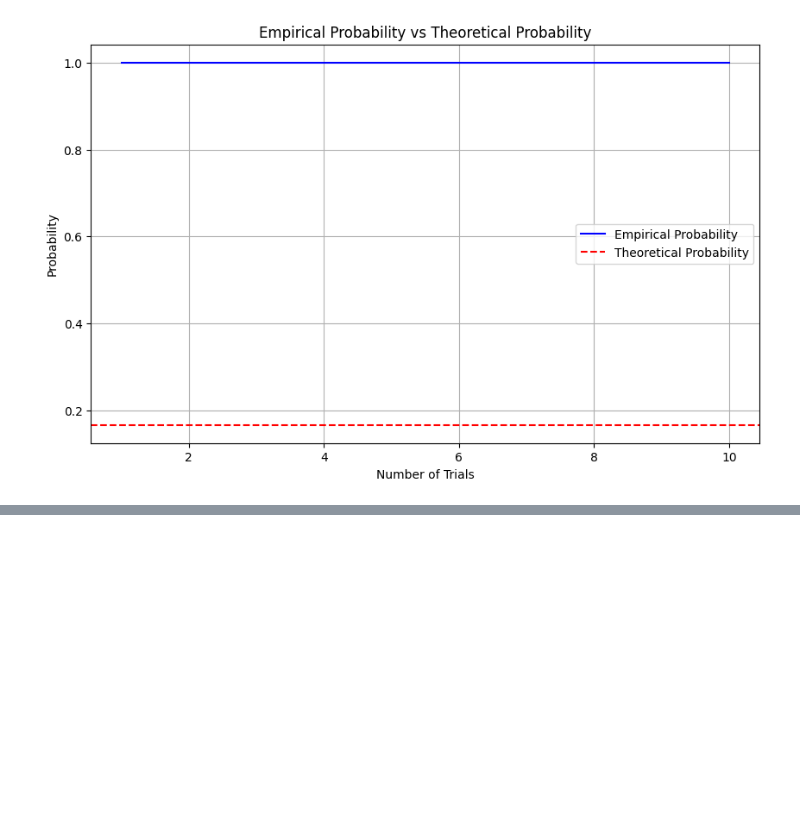
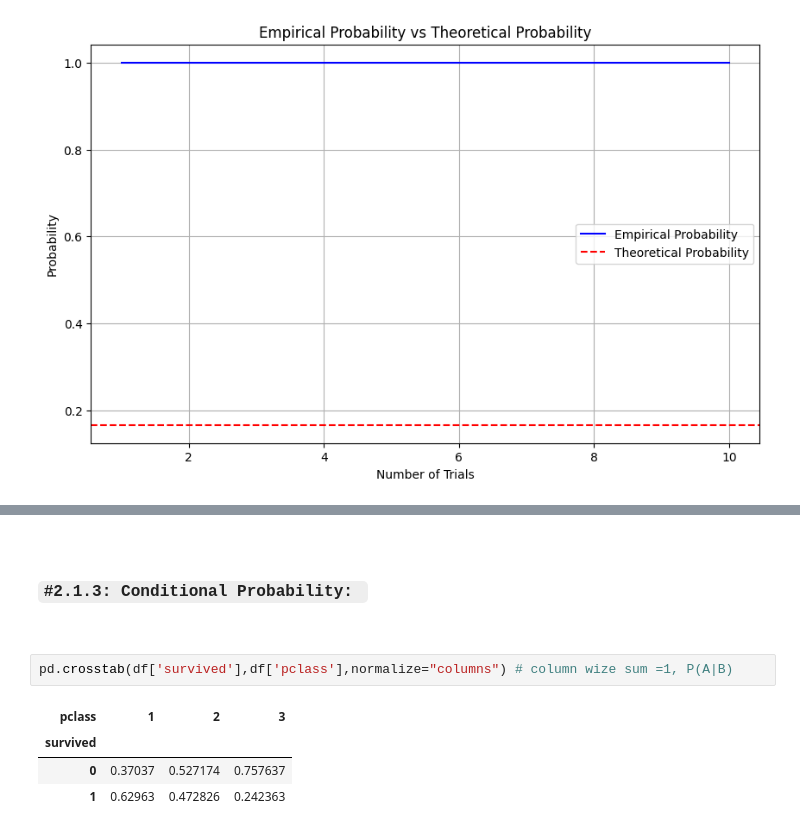
Before and after one commit to yasin-arafat-05/jupyterNotebook, a Jupyter notebook: MathForML/probability/code.ipynb, the cells around one changed output, grey strips where cells are left out. Drawn from its saved outputs; the diff is of its cells as text; blank space fills up the shorter version.

```diff
--- a/MathForML/probability/code.ipynb
+++ b/MathForML/probability/code.ipynb
@@ -40,0 +103,13 @@ plt.show()
+# %% [markdown]
+<br>
+
+### `#2.1.3: Conditional Probability: `
+
+<br>
+# %%
+pd.crosstab(df['survived'],df['pclass'],normalize="columns") # column wize sum =1, P(A|B)
+# %% [output]
+| pclass | 1 | 2 | 3 |
+| survived |  |  |  |
+| 0 | 0.37037 | 0.527174 | 0.757637 |
+| 1 | 0.62963 | 0.472826 | 0.242363 |
```
Also changed, not shown: parts of 9 cells of this notebook, 5 other files.
